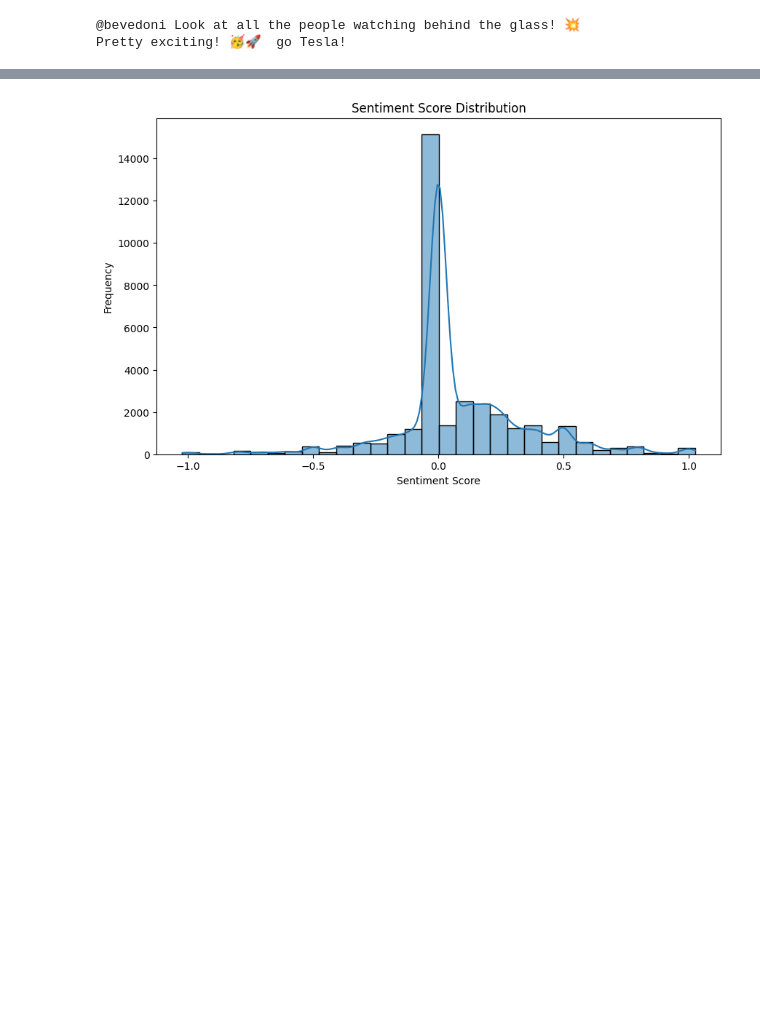
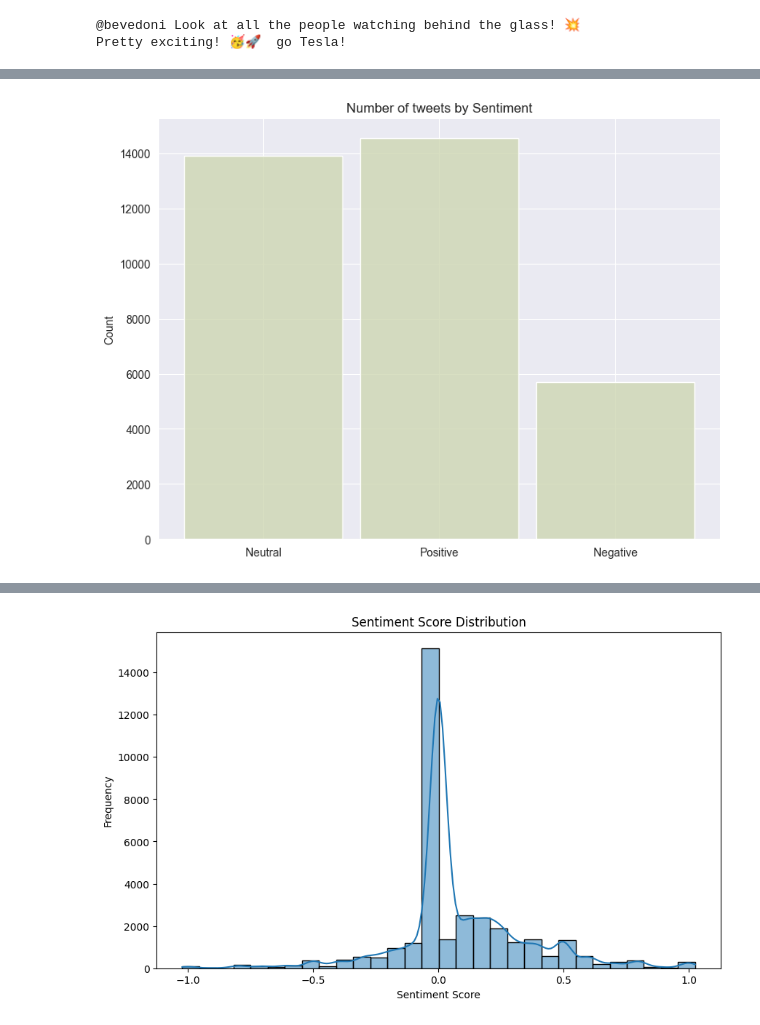
Before and after one commit to filippogiovagnini/sentimental-analysis-twitter-elon-tesla, a Jupyter notebook: featuring_engineering.ipynb, the cells around one changed output, grey strips where cells are left out. Drawn from its saved outputs; the diff is of its cells as text; code cells hidden in the pictures; blank space fills up the shorter version.

```diff
--- a/featuring_engineering.ipynb
+++ b/featuring_engineering.ipynb
@@ -45 +158,10 @@ print(df.head())
+# %%
+plt.figure(figsize = (8,6))
+
+sns.histplot(df, x = 'Sentiment', color = '#ccd5ae', shrink = 0.9).set(xlabel = None)
+plt.title('Number of tweets by Sentiment')
+
+plt.tight_layout()
+# %% [output]
+[figure, added]
 # %%
```
Also changed, not shown: parts of 15 cells of this notebook.
